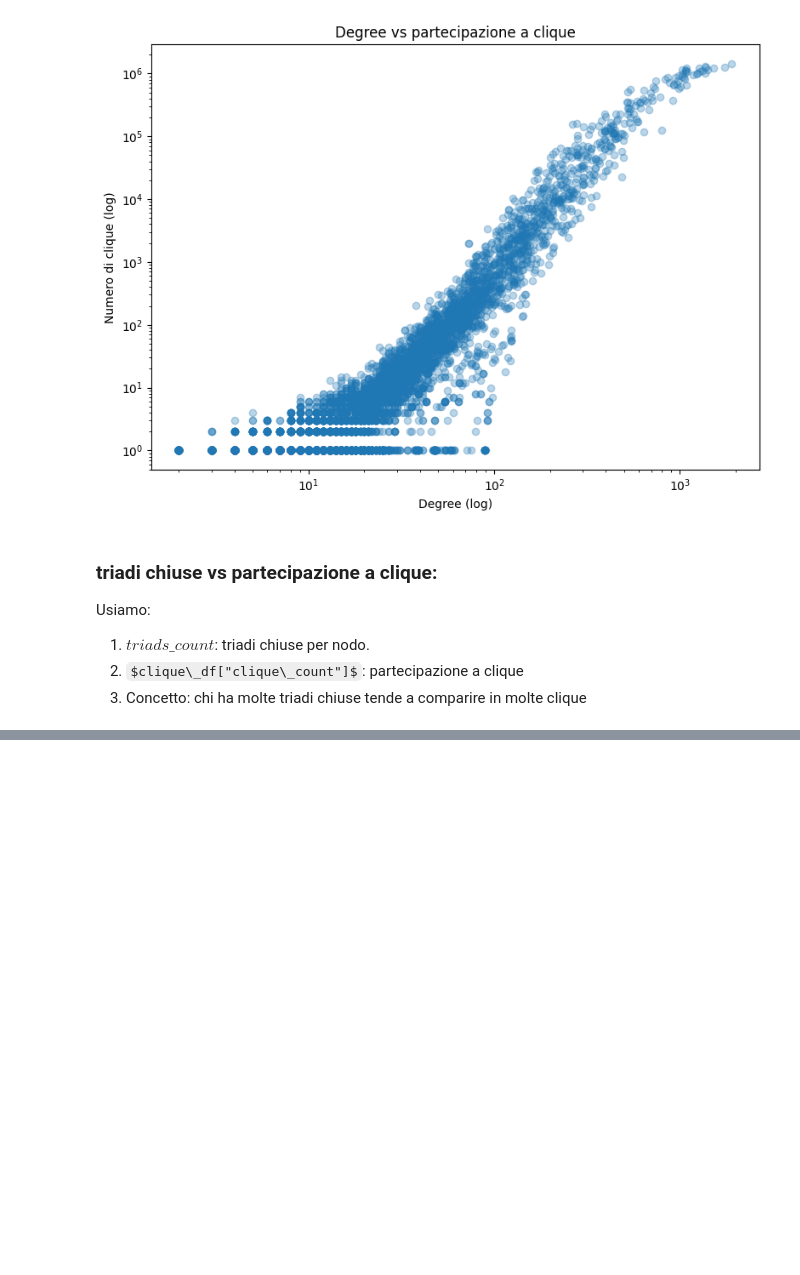
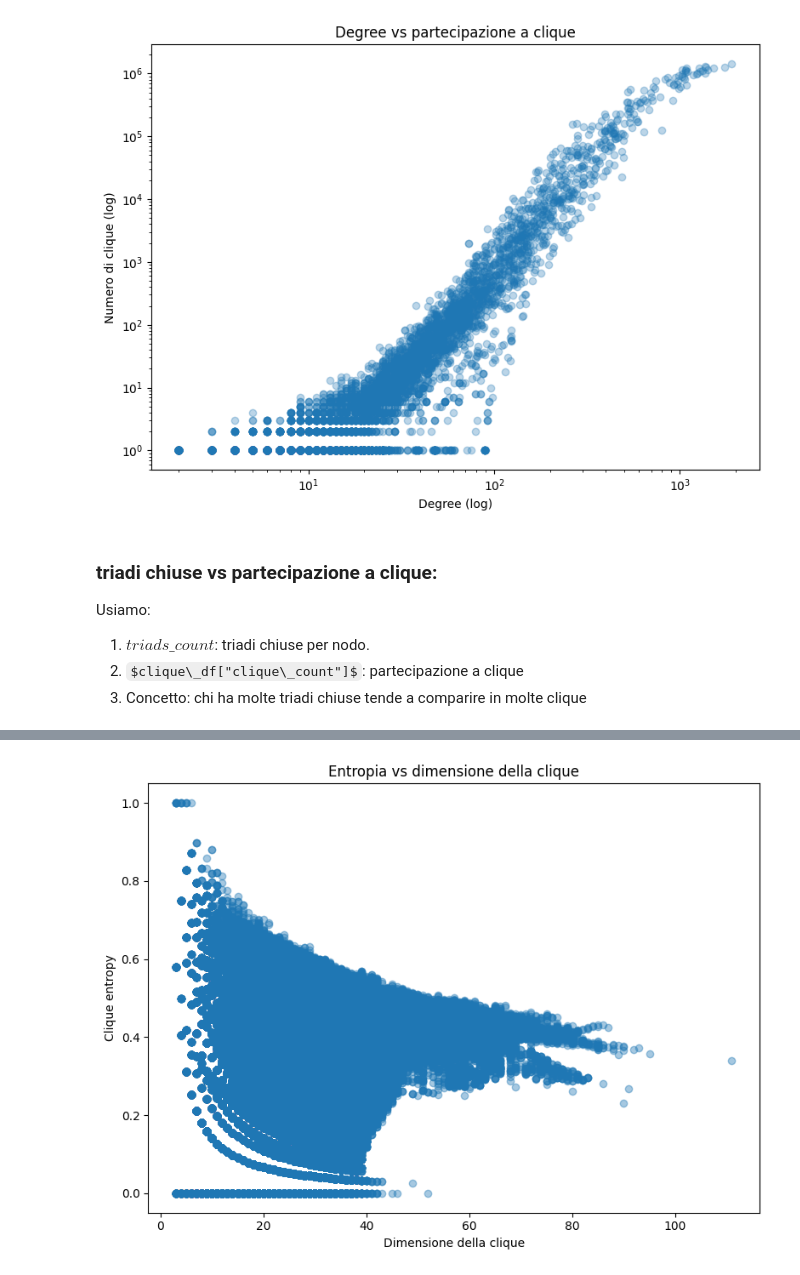
Before and after one commit to matteostronati/Data_science_project, a Jupyter notebook: notebooks/05_triads.ipynb, the cells around one changed output, grey strips where cells are left out. Drawn from its saved outputs; the diff is of its cells as text; code cells hidden in the pictures; some formulas as TeX source; blank space fills up the shorter version.

```diff
--- a/notebooks/05_triads.ipynb
+++ b/notebooks/05_triads.ipynb
@@ -491,0 +539,41 @@ plt.show()
+# %%
+nodes = list(partition.keys())
+communities = np.array(list(partition.values()))
+
+comm_map = {c: i for i, c in enumerate(np.unique(communities))}
+node_to_comm = {n: comm_map[partition[n]] for n in partition}
+
+
+def clique_entropy_fast(clique):
+    comms = [node_to_comm[n] for n in clique]
+    counts = np.bincount(comms)
+    return entropy(counts[counts > 0])
+
+
+entropy_scores = [clique_entropy_fast(c) for c in cliques]
+
+# Normalizzo i risultati tra 0 e 1 prima del Plot
+norm_entropy = [
+    H / math.log(len(c)) if len(c) > 1 else 0
+    for H, c in zip(entropy_scores, cliques)
+]
+
+plt.figure(figsize=(8, 5))
+plt.hist(norm_entropy, bins=40)
+plt.xlabel("Entropia normalizzata")
+plt.ylabel("Numero di clique")
+plt.title("Distribuzione entropia normalizzata")
+plt.show()
+# %%
+# Scatter-plot: Entropia vs dimensione della clique
+clique_sizes = [len(c) for c in cliques]
+
+plt.figure(figsize=(8, 6))
+plt.scatter(clique_sizes, norm_entropy, alpha=0.4)
+plt.xlabel("Dimensione della clique")
+plt.ylabel("Clique entropy")
+plt.title("Entropia vs dimensione della clique")
+plt.tight_layout()
+plt.show()
+# %% [output]
+[figure, added]
```
Also changed, not shown: parts of 10 cells of this notebook.
